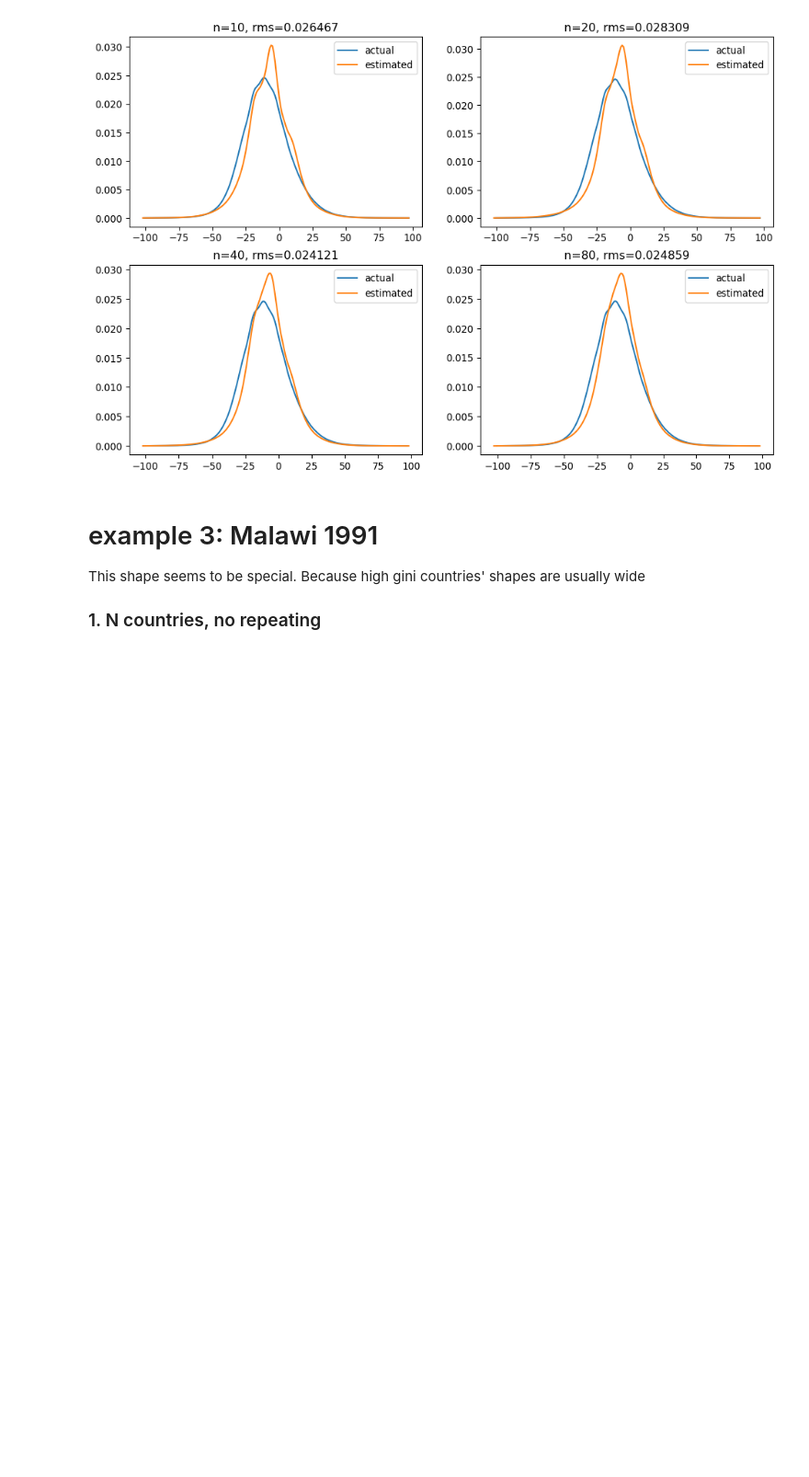
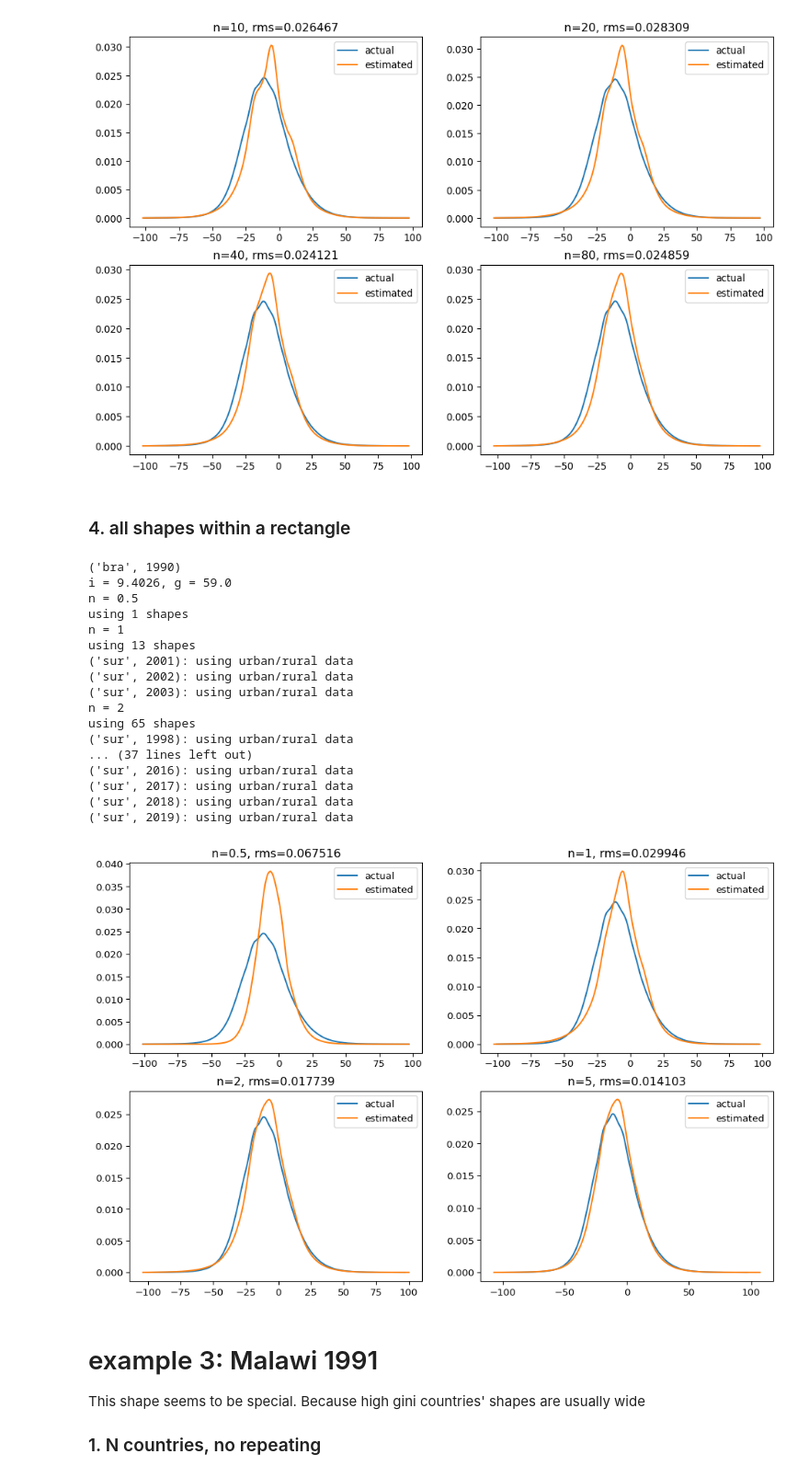
Before and after one commit to open-numbers/ddf--worldbank--povcalnet, a Jupyter notebook: etl/notebooks/compare neighbor selection method.ipynb, the cells around one changed output. Shown at 92% size. Drawn from its saved outputs; the diff is of its cells as text; code cells hidden in the pictures; blank space fills up the shorter version.

```diff
--- a/etl/notebooks/compare neighbor selection method.ipynb
+++ b/etl/notebooks/compare neighbor selection method.ipynb
@@ -186,0 +217,9 @@ get_neighbors_n_points(5.3, 53, 6)
+# %%
+def get_neighbors_rectangle(income, gini, plus_minus=2, n=0):
+    p1 = kcy['income'] > income - plus_minus
+    p2 = kcy['income'] < income + plus_minus
+
+    p3 = kcy['gini'] > gini - plus_minus
+    p4 = kcy['gini'] < gini + plus_minus
+
+    return kcy[p1 & p2 & p3 & p4].index.tolist()
@@ -202,8 +296,8 @@ def get_shape(idx):
     df = shapes_.loc[idx]
     for t in 'naur':
         if t in df['coverage_type'].values:
-            if t in 'ur':
-                print(f'{idx}: using urban/rural data')
+#             if t in 'ur':
+#                 print(f'{idx}: using urban/rural data')
             df_nc = df[df['coverage_type'] == t]
             df_nc = df_nc.set_index('bracket')['population_percentage']
             return df_nc
@@ -234,7 +328,7 @@ def get_estimated_shape(idx, method, use_known_shape=False, **kwargs):
 x = ('usa', 1990)
 i, g = get_income_gini(x)
 res1 = get_shape(x)
-res2 = get_estimated_shape(x, get_neighbors_n_countries, n=10)
+res2 = get_estimated_shape(x, get_neighbors_n_countries_circle, n=10)
 # %% [output]
 can not get enough countries, only 4 countries selected
 using 30 shapes
@@ -274,6 +368,22 @@ def do_plot(x, ns, method, **kwargs):
         plt.plot(res2, label='estimated')
         plt.title(f"n={n}, rms={rms:.6f}")
         plt.legend()
+# %%
+def do_plot2(x, ns, method, **kwargs):
+    i, g = get_income_gini(x)
+    print(x)
+    print(f"i = {i}, g = {g}")
+    res1 = get_shape(x)
+
+    for i, n in enumerate(ns):
+        print(f'n = {n}')
+        plt.subplot(2, 2, i+1)
+        res2 = get_estimated_shape(x, method, plus_minus=n, **kwargs)
+        rms = mean_square_for_2shapes(res1, res2)
+        plt.plot(res1, label='actual')
+        plt.plot(res2, label='estimated')
+        plt.title(f"n={n}, rms={rms:.6f}")
+        plt.legend()
 # %% [markdown]
 ## example 1: swe 2015
 
@@ -417,6 +527,33 @@ using 20 shapes
 ('sur', 1990): using urban/rural data
 ('sur', 1987): using urban/rural data
 [figure]
+# %% [markdown]
+### 4. all shapes within a rectangle
+# %%
+ns = [0.5, 1, 2, 5]
+x = ('bra', 1990)
+
+
+do_plot2(x, ns, get_neighbors_rectangle)
+# %% [output]
+('bra', 1990)
+i = 9.4026, g = 59.0
+n = 0.5
+using 1 shapes
+n = 1
+using 13 shapes
+('sur', 2001): using urban/rural data
+('sur', 2002): using urban/rural data
+('sur', 2003): using urban/rural data
+n = 2
+using 65 shapes
+('sur', 1998): using urban/rural data
+... (37 lines left out)
+('sur', 2016): using urban/rural data
+('sur', 2017): using urban/rural data
+('sur', 2018): using urban/rural data
+('sur', 2019): using urban/rural data
+[figure, added]
 # %% [markdown]
 # example 3: Malawi 1991
 
```
Also changed, not shown: parts of 25 cells of this notebook.
